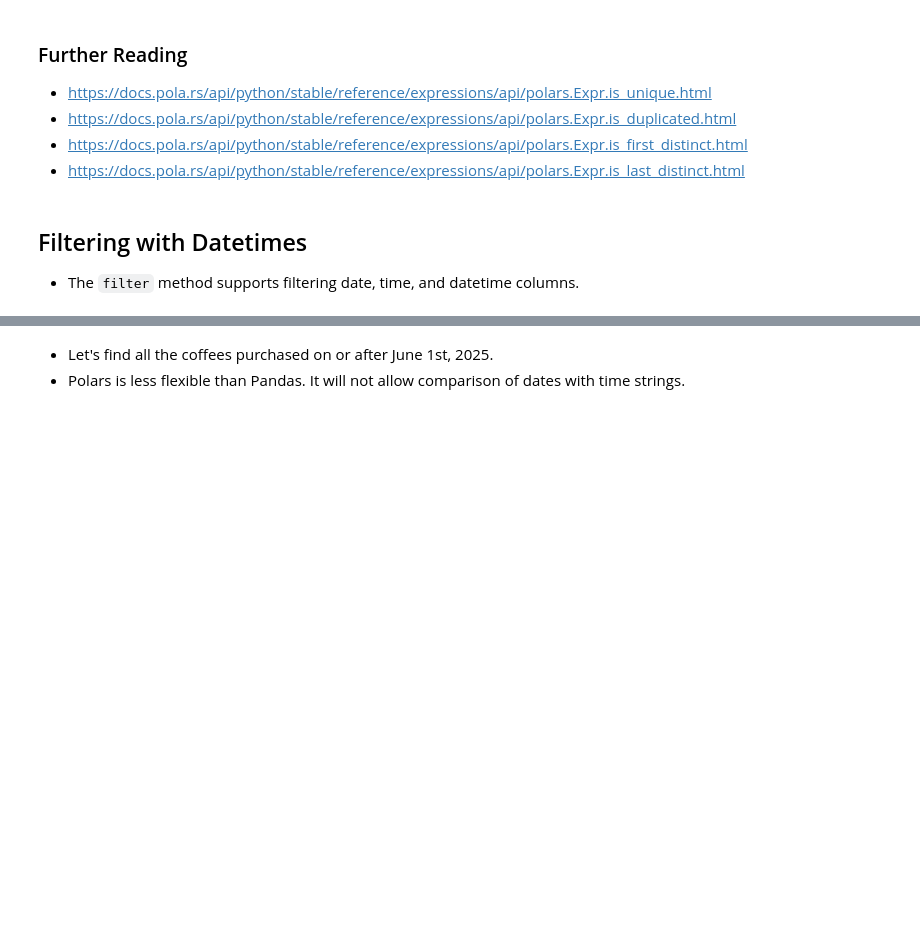
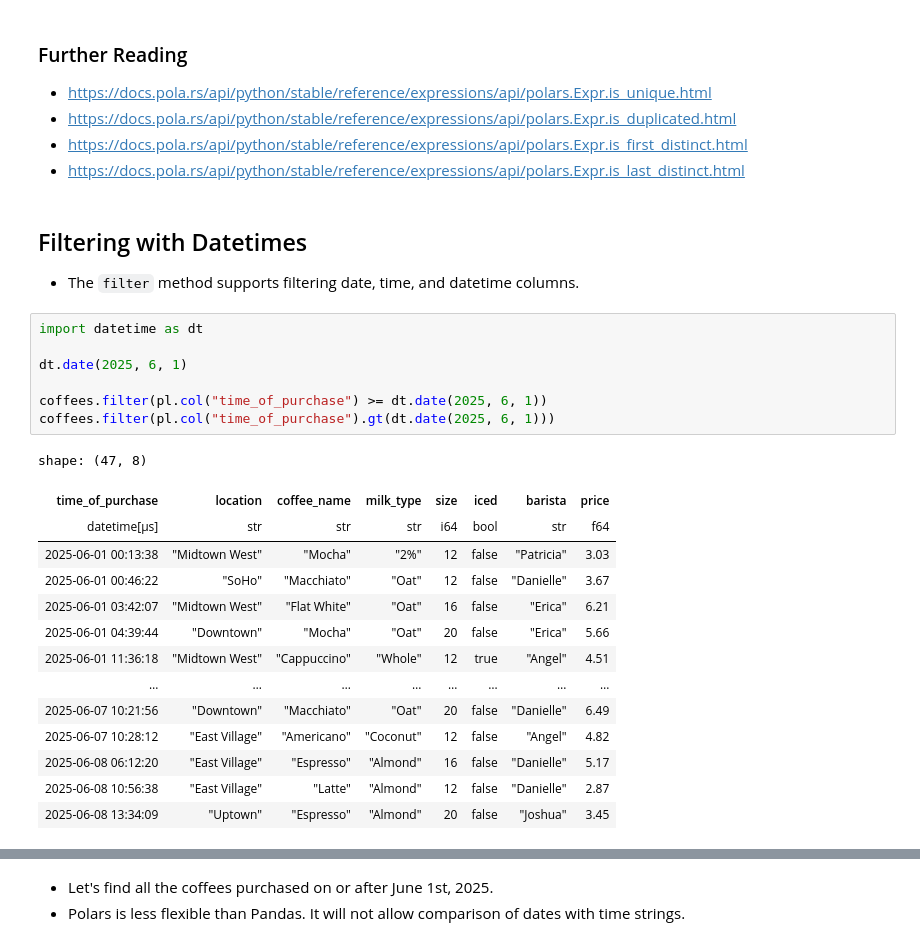
Before and after one commit to yaowenqiang/Data-Analysis-with-Polars-and-Python, a Jupyter notebook: incomplete/06 - DataFrames III - Filtering.ipynb, the cells around one changed output, grey strips where cells are left out. Saved outputs shown, nothing was run; the diff lists cells and outputs as text; blank space fills up the shorter version.

Commit message:
add polars date and datetime filter demo

```diff
--- a/incomplete/06 - DataFrames III - Filtering.ipynb
+++ b/incomplete/06 - DataFrames III - Filtering.ipynb
@@ -898,3 +898,25 @@ shape: (12, 8)
 # %% [markdown]
 ## Filtering with Datetimes
 - The `filter` method supports filtering date, time, and datetime columns.
+# %%
+import datetime as dt
+
+dt.date(2025, 6, 1)
+
+coffees.filter(pl.col("time_of_purchase") >= dt.date(2025, 6, 1))
+coffees.filter(pl.col("time_of_purchase").gt(dt.date(2025, 6, 1)))
+# %% [output]
+shape: (47, 8)
+| time_of_purchase | location | coffee_name | milk_type | size | iced | barista | price |
+| datetime[μs] | str | str | str | i64 | bool | str | f64 |
+| 2025-06-01 00:13:38 | "Midtown West" | "Mocha" | "2%" | 12 | false | "Patricia" | 3.03 |
+| 2025-06-01 00:46:22 | "SoHo" | "Macchiato" | "Oat" | 12 | false | "Danielle" | 3.67 |
+| 2025-06-01 03:42:07 | "Midtown West" | "Flat White" | "Oat" | 16 | false | "Erica" | 6.21 |
+| 2025-06-01 04:39:44 | "Downtown" | "Mocha" | "Oat" | 20 | false | "Erica" | 5.66 |
+| 2025-06-01 11:36:18 | "Midtown West" | "Cappuccino" | "Whole" | 12 | true | "Angel" | 4.51 |
+| … | … | … | … | … | … | … | … |
+| 2025-06-07 10:21:56 | "Downtown" | "Macchiato" | "Oat" | 20 | false | "Danielle" | 6.49 |
+| 2025-06-07 10:28:12 | "East Village" | "Americano" | "Coconut" | 12 | false | "Angel" | 4.82 |
+| 2025-06-08 06:12:20 | "East Village" | "Espresso" | "Almond" | 16 | false | "Danielle" | 5.17 |
+| 2025-06-08 10:56:38 | "East Village" | "Latte" | "Almond" | 12 | false | "Danielle" | 2.87 |
+| 2025-06-08 13:34:09 | "Uptown" | "Espresso" | "Almond" | 20 | false | "Joshua" | 3.45 |
```
Also changed, not shown: parts of 3 cells of this notebook.
